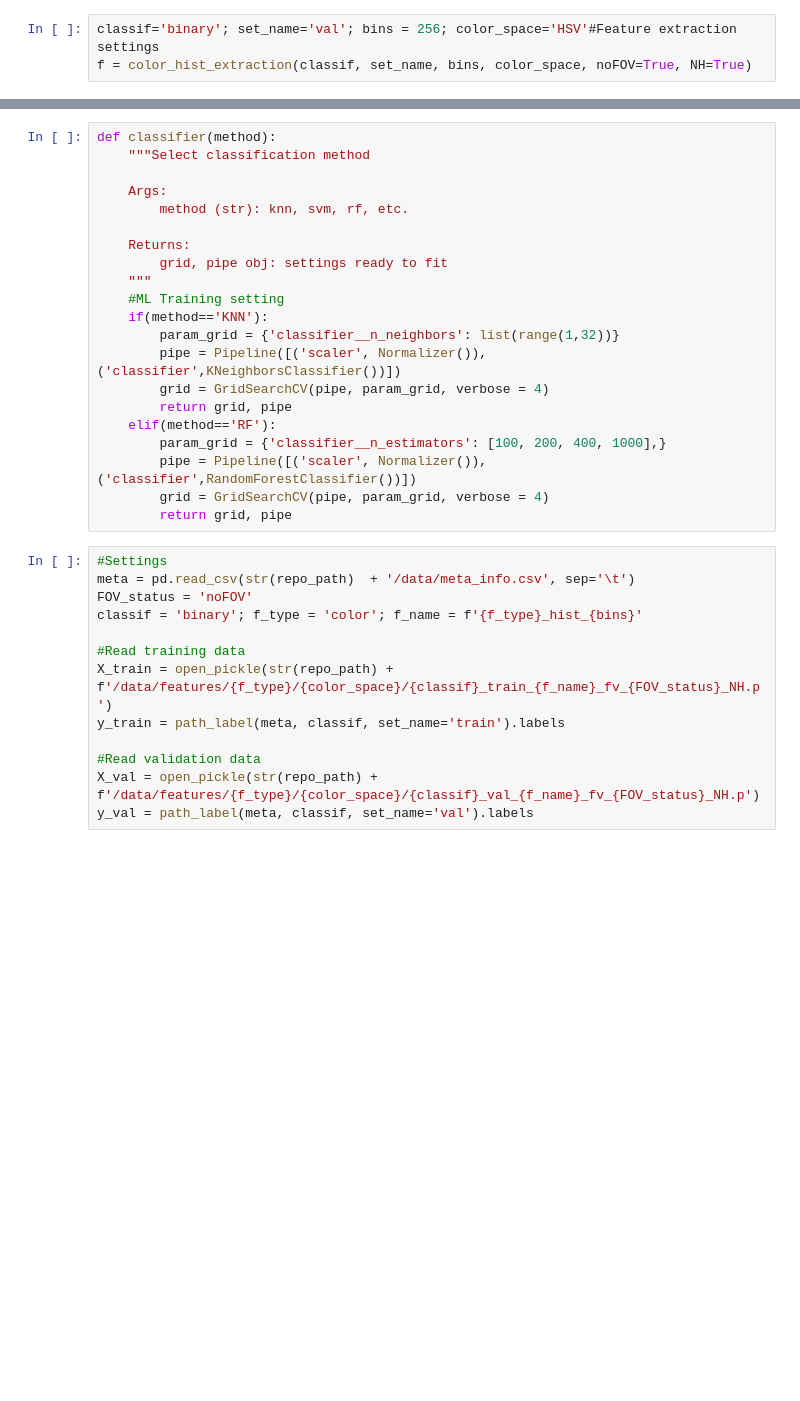
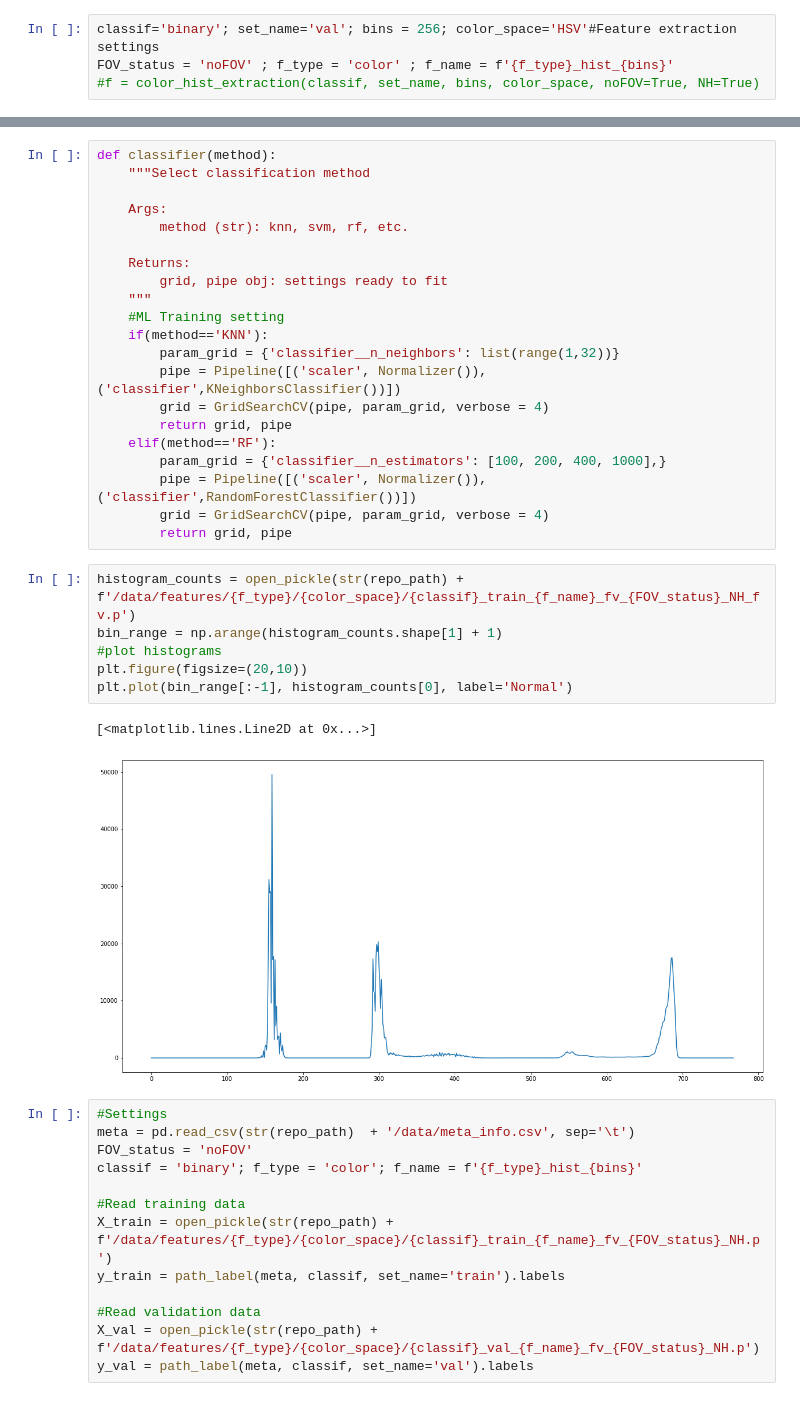
Before and after one commit to Likalto4/skin_lesion_classification, a Jupyter notebook: Machine_Learning/notebooks/features/feature_color.ipynb, the cells around one changed output, grey strips where cells are left out. Drawn from its saved outputs; the diff is of its cells as text; blank space fills up the shorter version.

```diff
--- a/Machine_Learning/notebooks/features/feature_color.ipynb
+++ b/Machine_Learning/notebooks/features/feature_color.ipynb
@@ -163,4 +162,5 @@ def color_hist_extraction(classif, set_name, bins, color_space, noFOV=False, NH=
 ## Extract features (color basics)
 # %%
 classif='binary'; set_name='val'; bins = 256; color_space='HSV'#Feature extraction settings
-f = color_hist_extraction(classif, set_name, bins, color_space, noFOV=True, NH=True)
+FOV_status = 'noFOV' ; f_type = 'color' ; f_name = f'{f_type}_hist_{bins}'
+#f = color_hist_extraction(classif, set_name, bins, color_space, noFOV=True, NH=True)
@@ -189,6 +187,15 @@ def classifier(method):
         pipe = Pipeline([('scaler', Normalizer()),('classifier',RandomForestClassifier())])
         grid = GridSearchCV(pipe, param_grid, verbose = 4)
         return grid, pipe
+# %%
+histogram_counts = open_pickle(str(repo_path) + f'/data/features/{f_type}/{color_space}/{classif}_train_{f_name}_fv_{FOV_status}_NH_fv.p')
+bin_range = np.arange(histogram_counts.shape[1] + 1)
+#plot histograms
+plt.figure(figsize=(20,10))
+plt.plot(bin_range[:-1], histogram_counts[0], label='Normal')
+# %% [output]
+[<matplotlib.lines.Line2D at 0x...>]
+[figure, added]
 # %%
 #Settings
 meta = pd.read_csv(str(repo_path)  + '/data/meta_info.csv', sep='\t')
```
Also changed, not shown: parts of 2 cells of this notebook, 9 other files.
